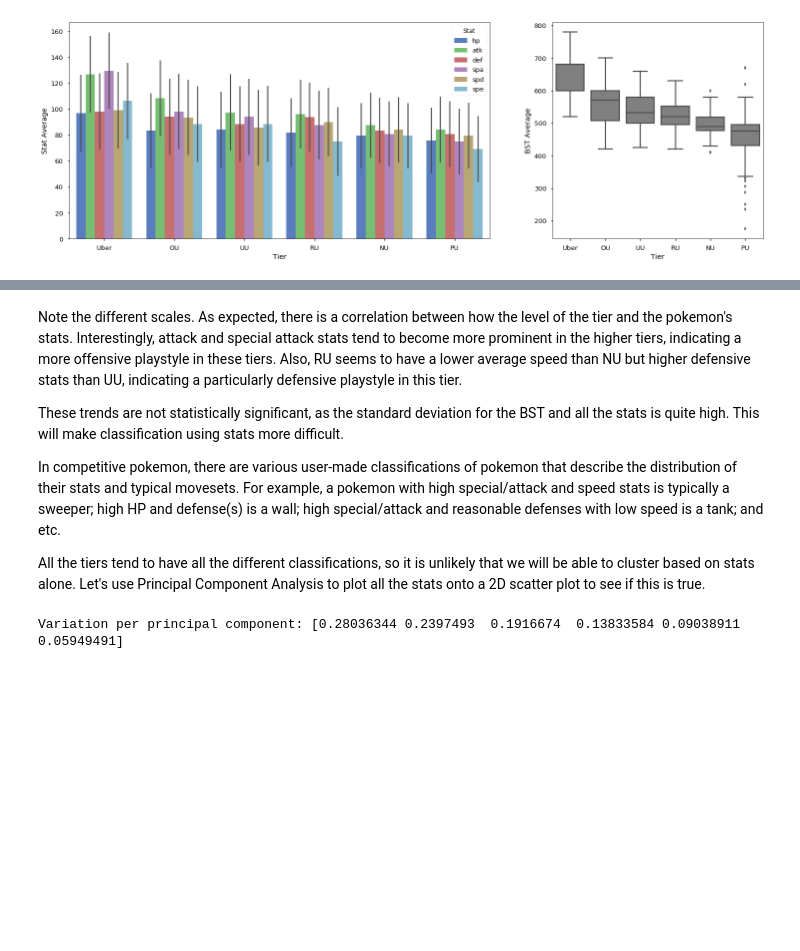
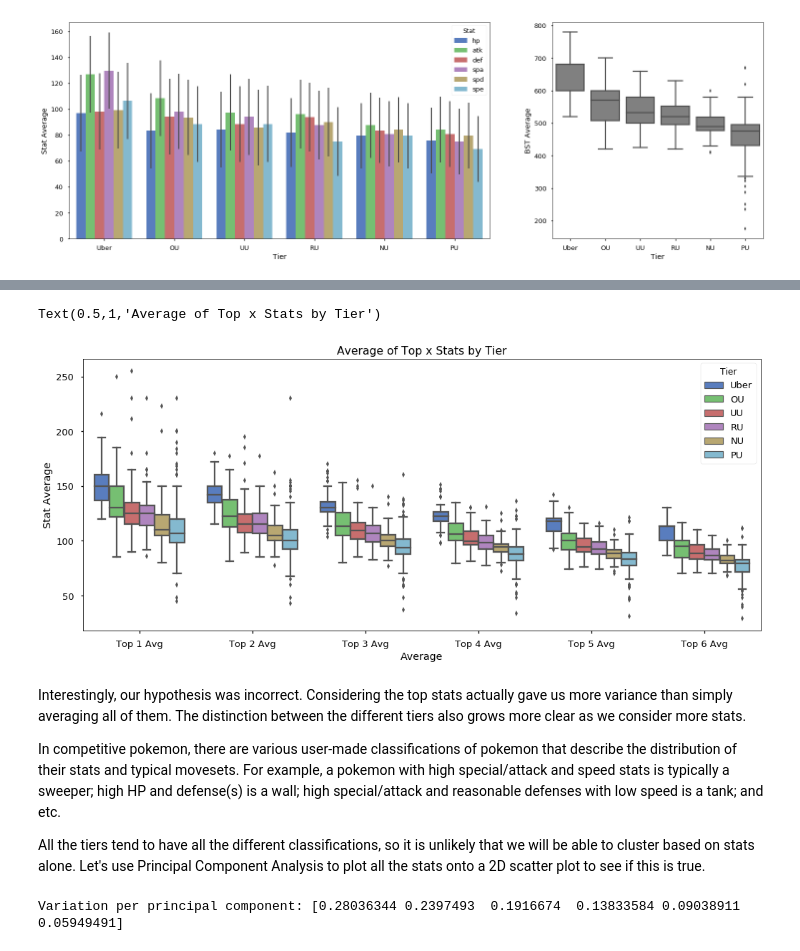
Before and after one commit to n2cholas/pokemon-analysis, a Jupyter notebook: Pokemon-Analysis.ipynb, the cells around one changed output, grey strips where cells are left out. Cells and saved outputs as stored; diff of their text form; code cells hidden in the pictures; blank space fills up the shorter version.

```diff
--- a/Pokemon-Analysis.ipynb
+++ b/Pokemon-Analysis.ipynb
@@ -330,7 +336,17 @@ plt.close(g.fig)
+# %%
+stats_df2 = df.loc[:, ['tier', 'hp', 'atk', 'def', 'spa', 'spd', 'spe']].reset_index().set_index(['name','tier'])
+aggregates = {('Top {} Avg'.format(v),(lambda x, v=v: np.mean(np.sort(x)[::-1][:v]))) for v in range(1, 7)}
+stats_df2 = stats_df2.stack().groupby(['name','tier']).agg(aggregates).stack().reset_index()
+stats_df2.columns = ['Name', 'Tier', 'Average', 'Stat Average']
+
+plt.subplots(figsize=(17,7))
+sns.boxplot(data=stats_df2.sort_values('Average'), hue='Tier', y='Stat Average', x='Average',
+            hue_order=tiers, palette='muted').set_title('Average of Top x Stats by Tier')
+# %% [output]
+Text(0.5,1,'Average of Top x Stats by Tier')
+[figure, added]
 # %% [markdown]
-Note the different scales. As expected, there is a correlation between how the level of the tier and the pokemon's stats. Interestingly, attack and special attack stats tend to become more prominent in the higher tiers, indicating a more offensive playstyle in these tiers. Also, RU seems to have a lower average speed than NU but higher defensive stats than UU, indicating a particularly defensive playstyle in this tier.
-
-These trends are not statistically significant, as the standard deviation for the BST and all the stats is quite high. This will make classification using stats more difficult.
+Interestingly, our hypothesis was incorrect. Considering the top stats actually gave us more variance than simply averaging all of them. The distinction between the different tiers also grows more clear as we consider more stats.
 
 In competitive pokemon, there are various user-made classifications of pokemon that describe the distribution of their stats and typical movesets. For example, a pokemon with high special/attack and speed stats is typically a sweeper; high HP and defense(s) is a wall; high special/attack and reasonable defenses with low speed is a tank; and etc.
 
```
Also changed, not shown: parts of 16 cells of this notebook.
